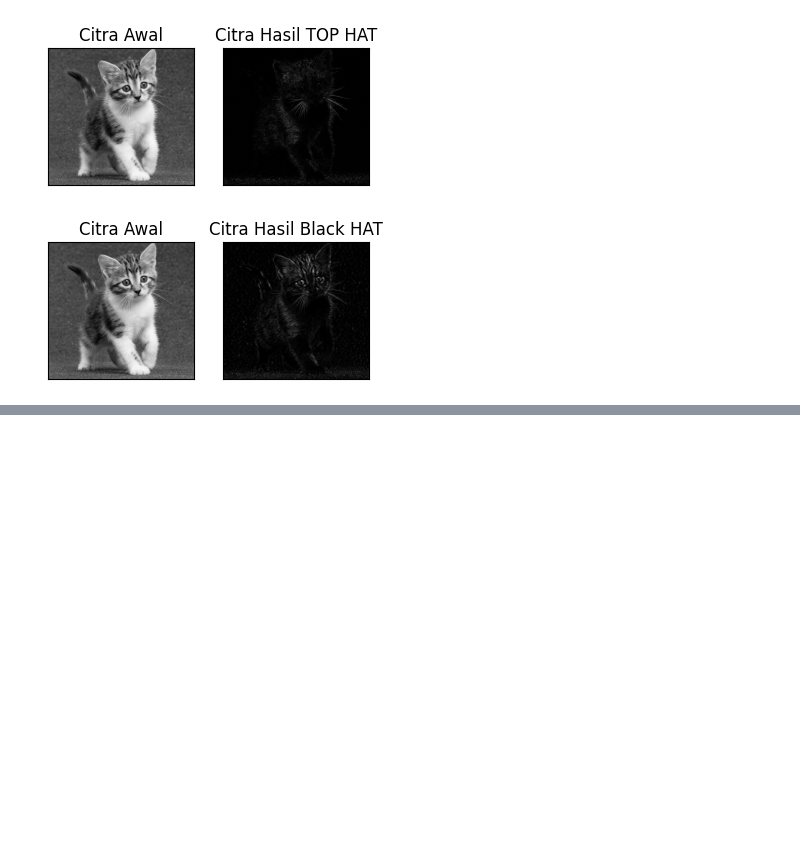
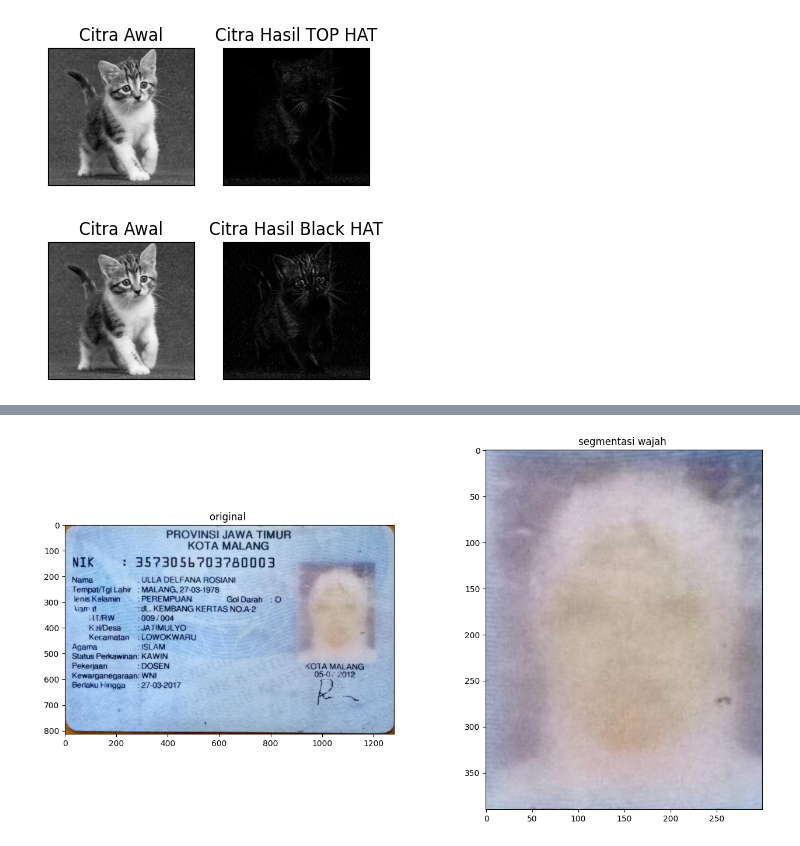
Before and after one commit to Salwalabibah/PCVK_Genap_2023, a Jupyter notebook: week9.ipynb, the cells around one changed output, grey strips where cells are left out. Drawn from its saved outputs; the diff is of its cells as text; code cells hidden in the pictures; blank space fills up the shorter version.

```diff
--- a/week9.ipynb
+++ b/week9.ipynb
@@ -507,0 +463,27 @@ plt.show()
+# %%
+ktp = cv.imread('/content/drive/MyDrive/PCVK/img/KTP_More/KTP rosi.jpeg')
+ktp = cv.cvtColor(ktp, cv.COLOR_BGR2RGB)
+# mask = np.zeros(ktp.shape, dtype=np.uint8)
+# mask = cv.rectangle(mask, (900, 150), (1200, 540), (255, 255, 255), -1)
+
+# masked = ktp & mask
+# masked[mask==0] = 255
+
+x1, y1, x2, y2 = 900, 150, 1200, 540
+segmentasi = ktp[y1:y2, x1:x2]
+
+# final_frame = cv.hconcat((ktp, masked))
+# plt.imshow(ktp)
+# cv2_imshow(final_frame)
+
+plt.figure(figsize=(16, 8))
+plt.subplot(1,2,1)
+plt.title("original ")
+plt.imshow(ktp)
+
+plt.subplot(1,2,2)
+plt.title("segmentasi wajah ")
+plt.imshow(segmentasi)
+plt.show()
+# %% [output]
+[figure, added]
```
Also changed, not shown: parts of 9 cells of this notebook.
